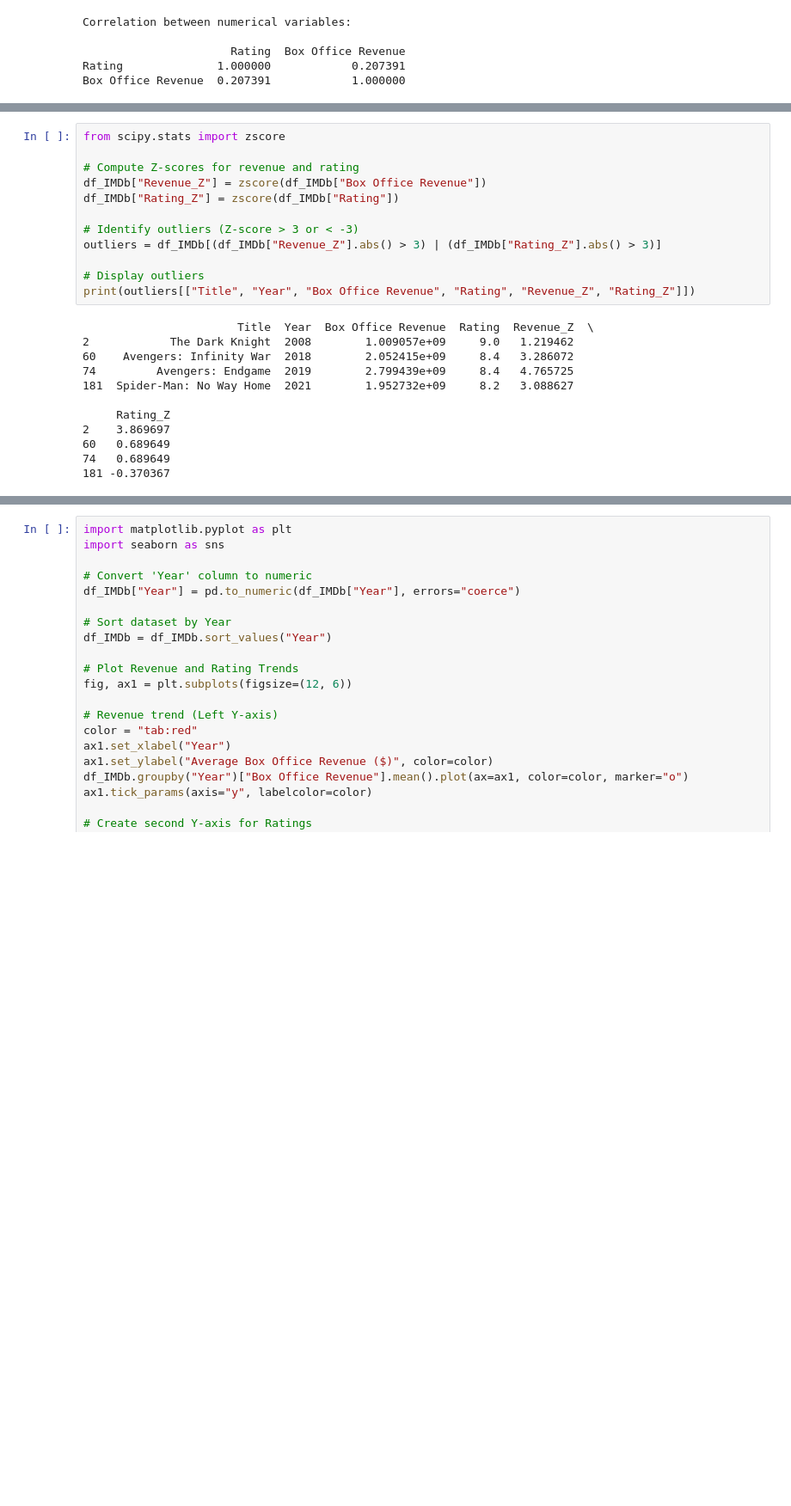
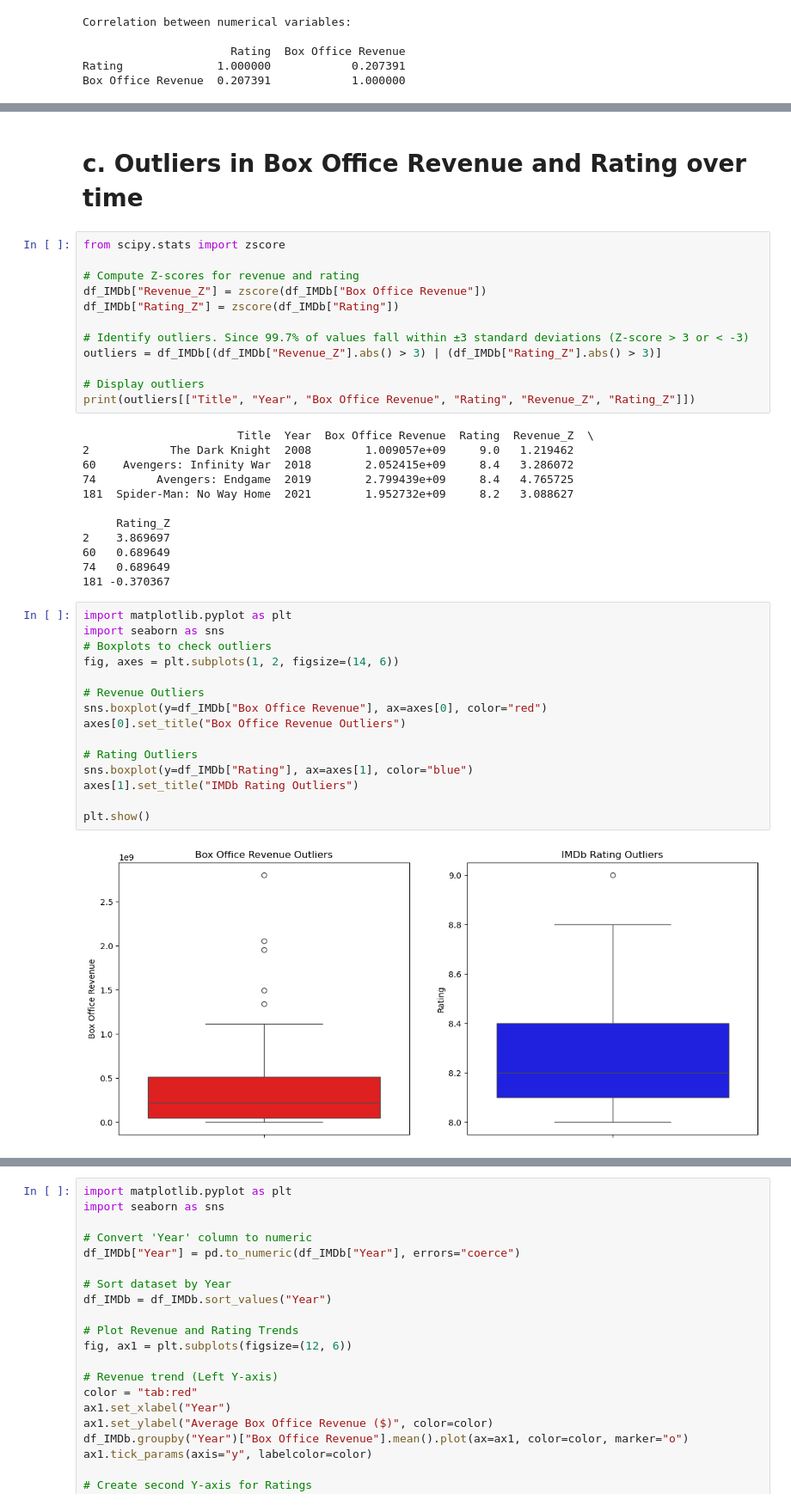
Before and after one commit to Aarabishan/Programming_DS_CW, a Jupyter notebook: Question_2/IMDb_Top10_Movie_Analysis.ipynb, the cells around one changed output, grey strips where cells are left out. Shown at 86% size. Saved outputs shown, nothing was run; the diff lists cells and outputs as text; blank space fills up the shorter version.

Commit message:
Data Visualization and Movie & Director/Actor trend

```diff
--- a/Question_2/IMDb_Top10_Movie_Analysis.ipynb
+++ b/Question_2/IMDb_Top10_Movie_Analysis.ipynb
@@ -229,3 +233,5 @@ Box Office Revenue  0.207391            1.000000
+# %% [markdown]
+# c.	Outliers in Box Office Revenue and Rating over time
 # %%
 from scipy.stats import zscore
 
@@ -233,7 +239,7 @@ from scipy.stats import zscore
 df_IMDb["Revenue_Z"] = zscore(df_IMDb["Box Office Revenue"])
 df_IMDb["Rating_Z"] = zscore(df_IMDb["Rating"])
 
-# Identify outliers (Z-score > 3 or < -3)
+# Identify outliers. Since 99.7% of values fall within ±3 standard deviations (Z-score > 3 or < -3)
 outliers = df_IMDb[(df_IMDb["Revenue_Z"].abs() > 3) | (df_IMDb["Rating_Z"].abs() > 3)]
 
 # Display outliers
@@ -250,3 +256,20 @@ print(outliers[["Title", "Year", "Box Office Revenue", "Rating", "Revenue_Z", "R
 60   0.689649
 74   0.689649
 181 -0.370367
+# %%
+import matplotlib.pyplot as plt
+import seaborn as sns
+# Boxplots to check outliers
+fig, axes = plt.subplots(1, 2, figsize=(14, 6))
+
+# Revenue Outliers
+sns.boxplot(y=df_IMDb["Box Office Revenue"], ax=axes[0], color="red")
+axes[0].set_title("Box Office Revenue Outliers")
+
+# Rating Outliers
+sns.boxplot(y=df_IMDb["Rating"], ax=axes[1], color="blue")
+axes[1].set_title("IMDb Rating Outliers")
+
+plt.show()
+# %% [output]
+[figure, added]
```
Also changed, not shown: parts of 26 cells of this notebook.
